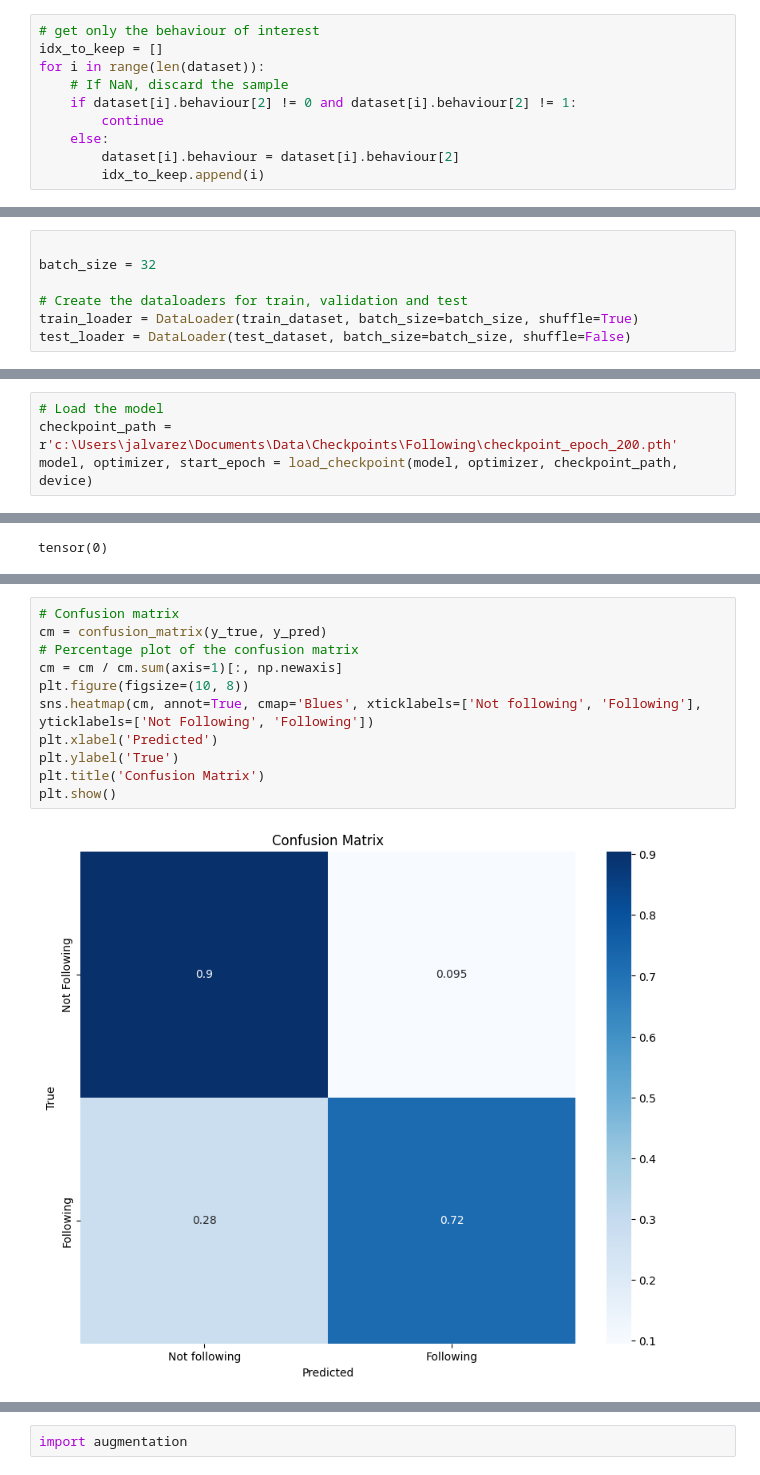
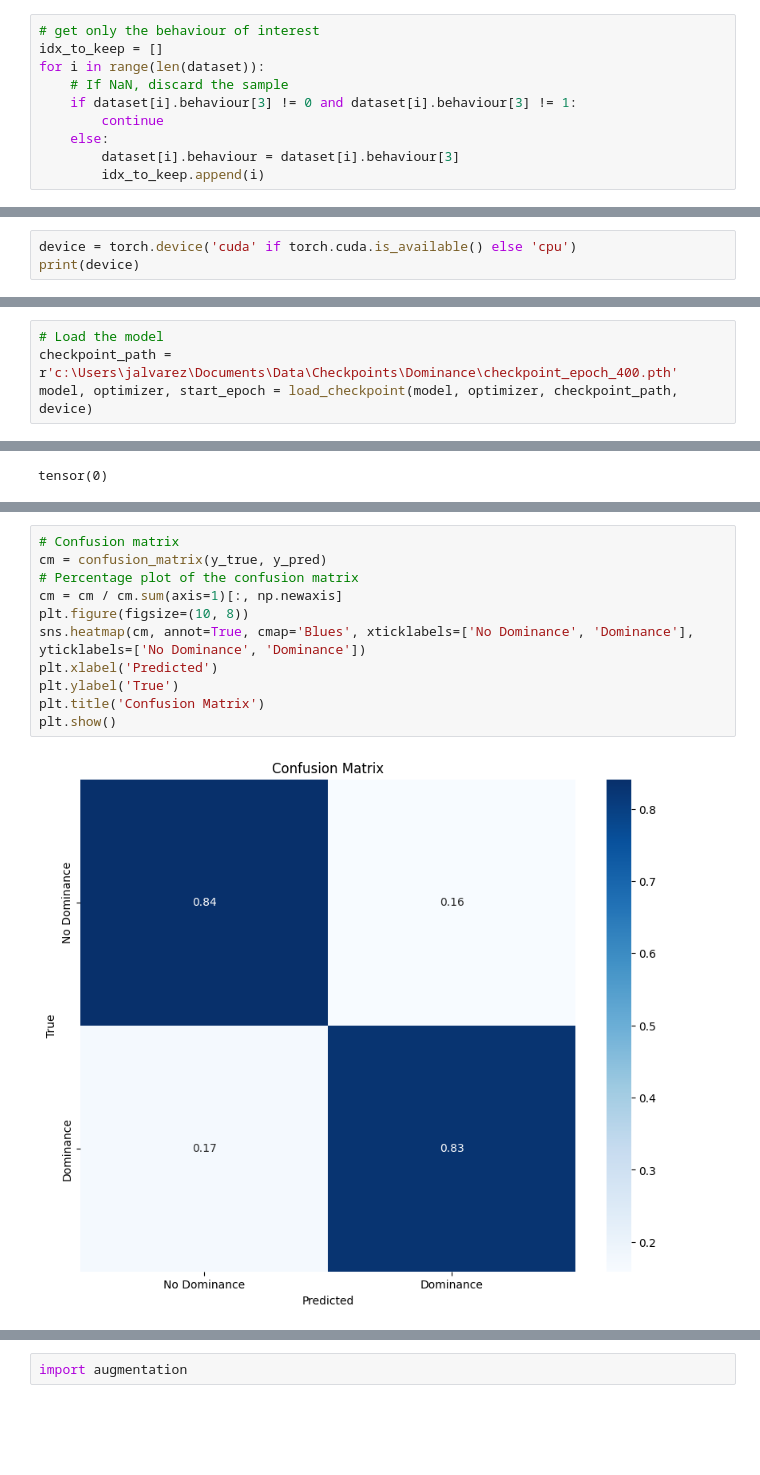
Before and after one commit to JulianAlvarezdeGiorgi/Behavioral_Tagging_of_Mice_in_multiple_Mice_setup_using_Deep_Learning, a Jupyter notebook: src/train_oficina_2.ipynb, the cells around one changed output, grey strips where cells are left out. Cells and saved outputs as stored; diff of their text form; blank space fills up the shorter version.

```diff
--- a/src/train_oficina_2.ipynb
+++ b/src/train_oficina_2.ipynb
@@ -578,10 +668,10 @@ len(dataset)
 idx_to_keep = []
 for i in range(len(dataset)):
     # If NaN, discard the sample
-    if dataset[i].behaviour[2] != 0 and dataset[i].behaviour[2] != 1:
+    if dataset[i].behaviour[3] != 0 and dataset[i].behaviour[3] != 1:
         continue
     else:
-        dataset[i].behaviour = dataset[i].behaviour[2]
+        dataset[i].behaviour = dataset[i].behaviour[3]
         idx_to_keep.append(i)
 # %%
 test_dataset = [dataset[i] for i in idx_to_keep]
@@ -592,10 +682,3 @@ len(test_dataset)
 # %%
 # Delete the dataset
 del dataset
-# %%
-
-batch_size = 32
-
-# Create the dataloaders for train, validation and test
-train_loader = DataLoader(train_dataset, batch_size=batch_size, shuffle=True)
-test_loader = DataLoader(test_dataset, batch_size=batch_size, shuffle=False)
@@ -620,0 +685,3 @@ GraphClassifier(
+# %%
+device = torch.device('cuda' if torch.cuda.is_available() else 'cpu')
+print(device)
@@ -661,6 +730,6 @@ lr = 0.001
 optimizer = optim.Adam(model.parameters(), lr=lr)
 # %%
 # Load the model
-checkpoint_path = r'c:\Users\jalvarez\Documents\Data\Checkpoints\Following\checkpoint_epoch_200.pth'
+checkpoint_path = r'c:\Users\jalvarez\Documents\Data\Checkpoints\Dominance\checkpoint_epoch_400.pth'
 model, optimizer, start_epoch = load_checkpoint(model, optimizer, checkpoint_path, device)
 # %% [output]
@@ -705,13 +774,13 @@ Accuracy: 0.8929223309865607
 # %%
 # Confusion matrix
 cm = confusion_matrix(y_true, y_pred)
 # Percentage plot of the confusion matrix
 cm = cm / cm.sum(axis=1)[:, np.newaxis]
 plt.figure(figsize=(10, 8))
-sns.heatmap(cm, annot=True, cmap='Blues', xticklabels=['Not following', 'Following'], yticklabels=['Not Following', 'Following'])
+sns.heatmap(cm, annot=True, cmap='Blues', xticklabels=['No Dominance', 'Dominance'], yticklabels=['No Dominance', 'Dominance'])
 plt.xlabel('Predicted')
 plt.ylabel('True')
 plt.title('Confusion Matrix')
 plt.show()
 # %% [output]
-[figure, old version]
+[figure, new version]
```
Also changed, not shown: parts of 48 cells of this notebook, 3 other files.
